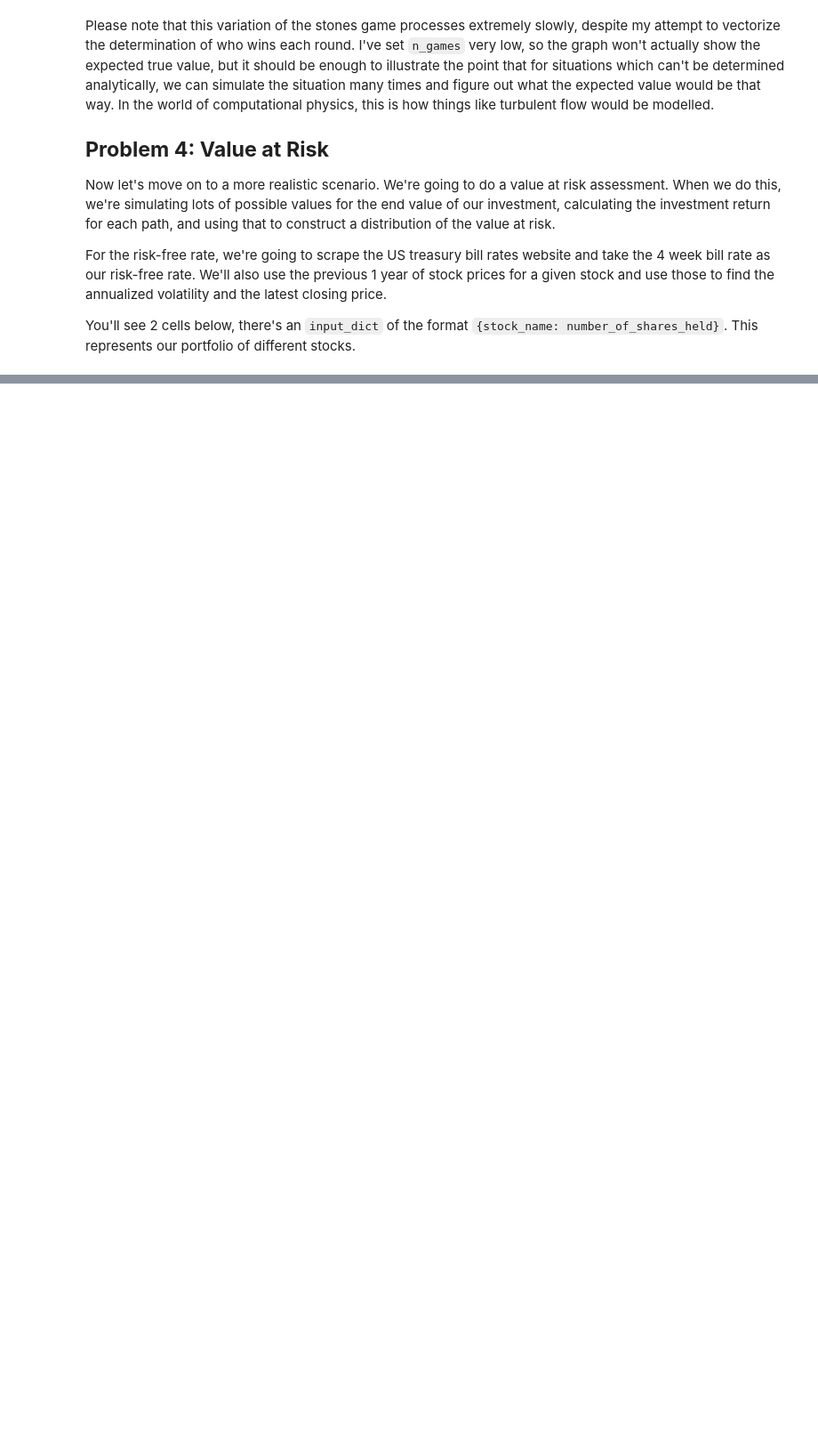
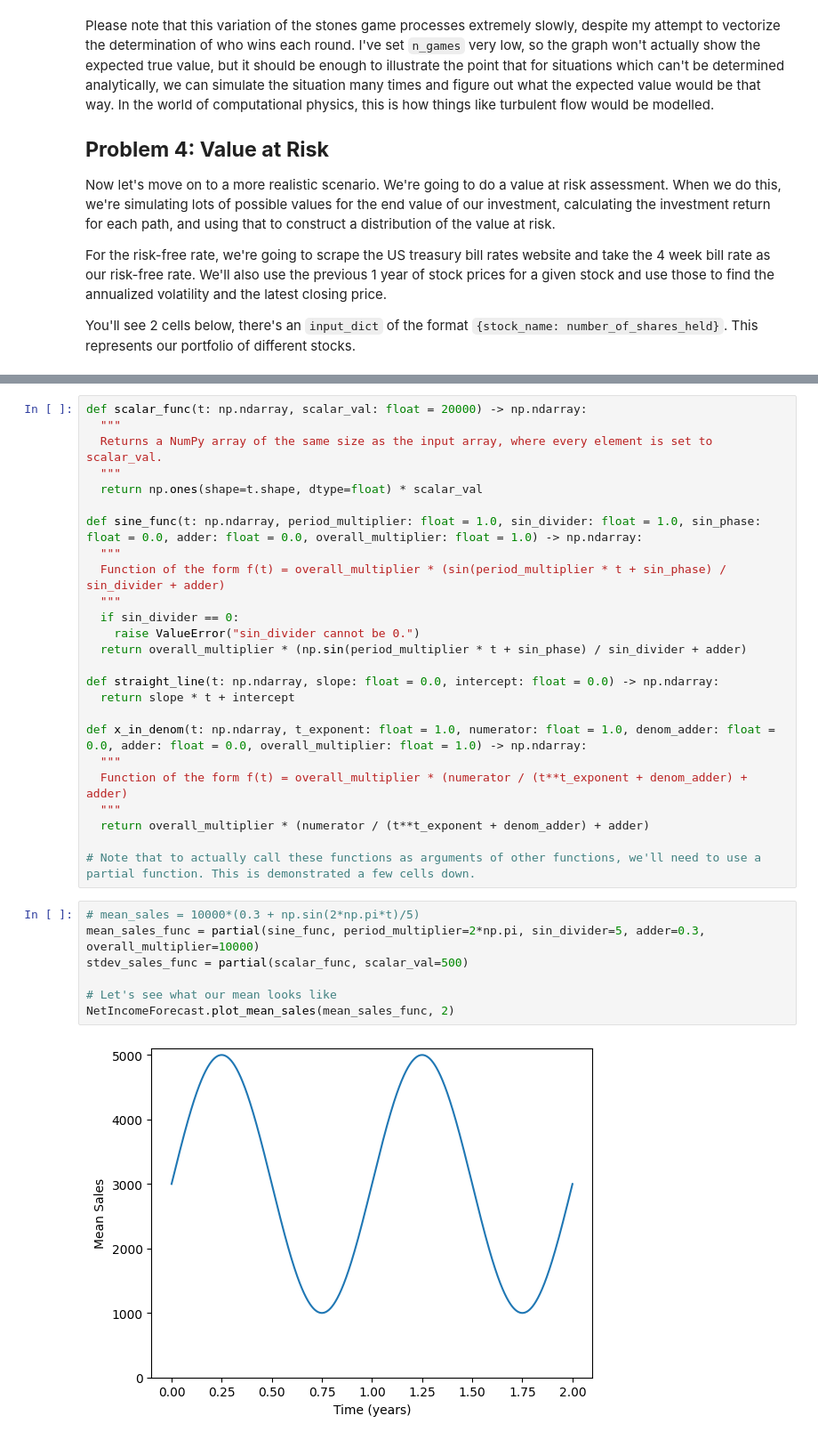
Before and after one commit to AvilashaHaldar/Monte_Carlo_Exercises, a Jupyter notebook: Monte_Carlo_Examples.ipynb, the cells around one changed output, grey strips where cells are left out. Shown: that part at 89% size. Drawn from its saved outputs; the diff is of its cells as text; blank space fills up the shorter version.

Commit message:
Net income forecast

```diff
--- a/Monte_Carlo_Examples.ipynb
+++ b/Monte_Carlo_Examples.ipynb
@@ -459,0 +545,34 @@ Value at risk at 99.0% level: $-751.29. Percent of portfolio at risk: -44.7929%
+# %%
+def scalar_func(t: np.ndarray, scalar_val: float = 20000) -> np.ndarray:
+  """
+  Returns a NumPy array of the same size as the input array, where every element is set to scalar_val.
+  """
+  return np.ones(shape=t.shape, dtype=float) * scalar_val
+
+def sine_func(t: np.ndarray, period_multiplier: float = 1.0, sin_divider: float = 1.0, sin_phase: float = 0.0, adder: float = 0.0, overall_multiplier: float = 1.0) -> np.ndarray:
+  """
+  Function of the form f(t) = overall_multiplier * (sin(period_multiplier * t + sin_phase) / sin_divider + adder)
+  """
+  if sin_divider == 0:
+    raise ValueError("sin_divider cannot be 0.")
+  return overall_multiplier * (np.sin(period_multiplier * t + sin_phase) / sin_divider + adder)
+
+def straight_line(t: np.ndarray, slope: float = 0.0, intercept: float = 0.0) -> np.ndarray:
+  return slope * t + intercept
+
+def x_in_denom(t: np.ndarray, t_exponent: float = 1.0, numerator: float = 1.0, denom_adder: float = 0.0, adder: float = 0.0, overall_multiplier: float = 1.0) -> np.ndarray:
+  """
+  Function of the form f(t) = overall_multiplier * (numerator / (t**t_exponent + denom_adder) + adder)
+  """
+  return overall_multiplier * (numerator / (t**t_exponent + denom_adder) + adder)
+
+# Note that to actually call these functions as arguments of other functions, we'll need to use a partial function. This is demonstrated a few cells down.
+# %%
+# mean_sales = 10000*(0.3 + np.sin(2*np.pi*t)/5)
+mean_sales_func = partial(sine_func, period_multiplier=2*np.pi, sin_divider=5, adder=0.3, overall_multiplier=10000)
+stdev_sales_func = partial(scalar_func, scalar_val=500)
+
+# Let's see what our mean looks like
+NetIncomeForecast.plot_mean_sales(mean_sales_func, 2)
+# %% [output]
+[figure, added]
```
Also changed, not shown: parts of 11 cells of this notebook.
